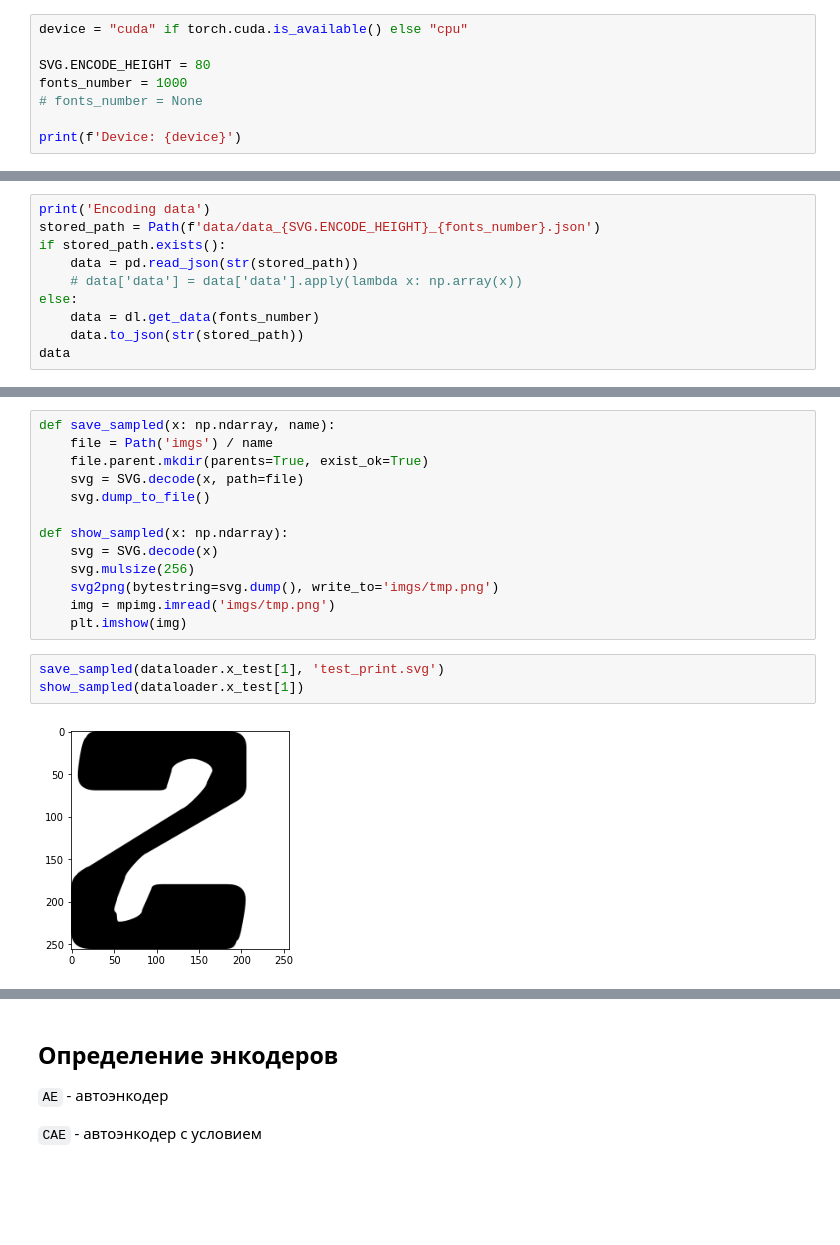
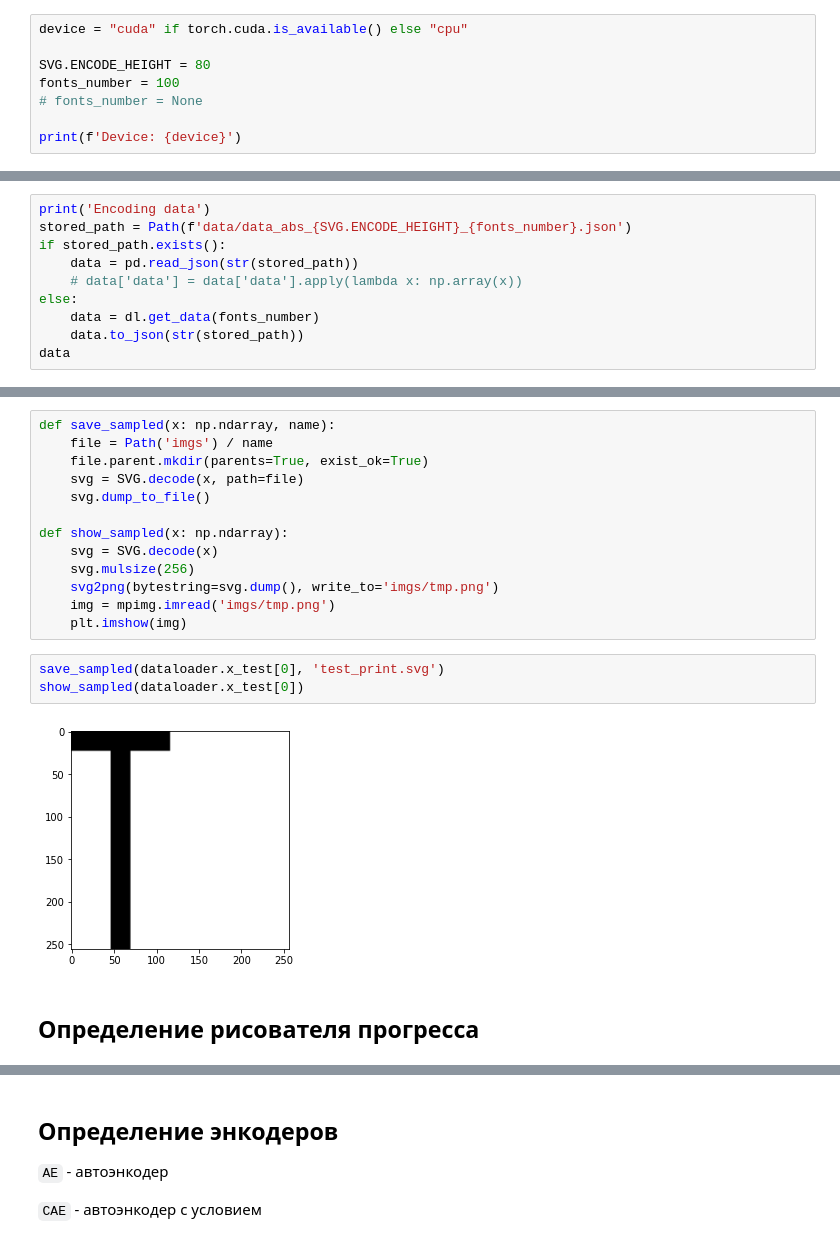
Before and after one commit to flydzen/diploma, a Jupyter notebook: main_difuse.ipynb, the cells around one changed output, grey strips where cells are left out. Drawn from its saved outputs; the diff is of its cells as text; blank space fills up the shorter version.

```diff
--- a/main_difuse.ipynb
+++ b/main_difuse.ipynb
@@ -28,7 +29,7 @@ from IPython import display
 device = "cuda" if torch.cuda.is_available() else "cpu"
 
 SVG.ENCODE_HEIGHT = 80
-fonts_number = 1000
+fonts_number = 100
 # fonts_number = None
 
 print(f'Device: {device}')
@@ -45,6 +46,6 @@ Loading data
 # %%
 print('Encoding data')
-stored_path = Path(f'data/data_{SVG.ENCODE_HEIGHT}_{fonts_number}.json')
+stored_path = Path(f'data/data_abs_{SVG.ENCODE_HEIGHT}_{fonts_number}.json')
 if stored_path.exists():
     data = pd.read_json(str(stored_path))
     # data['data'] = data['data'].apply(lambda x: np.array(x))
@@ -129,7 +130,9 @@ def show_sampled(x: np.ndarray):
     img = mpimg.imread('imgs/tmp.png')
     plt.imshow(img)
 # %%
-save_sampled(dataloader.x_test[1], 'test_print.svg')
-show_sampled(dataloader.x_test[1])
+save_sampled(dataloader.x_test[0], 'test_print.svg')
+show_sampled(dataloader.x_test[0])
 # %% [output]
-[figure, old version]
+[figure, new version]
+# %% [markdown]
+## Определение рисователя прогресса
```
Also changed, not shown: parts of 18 cells of this notebook.
